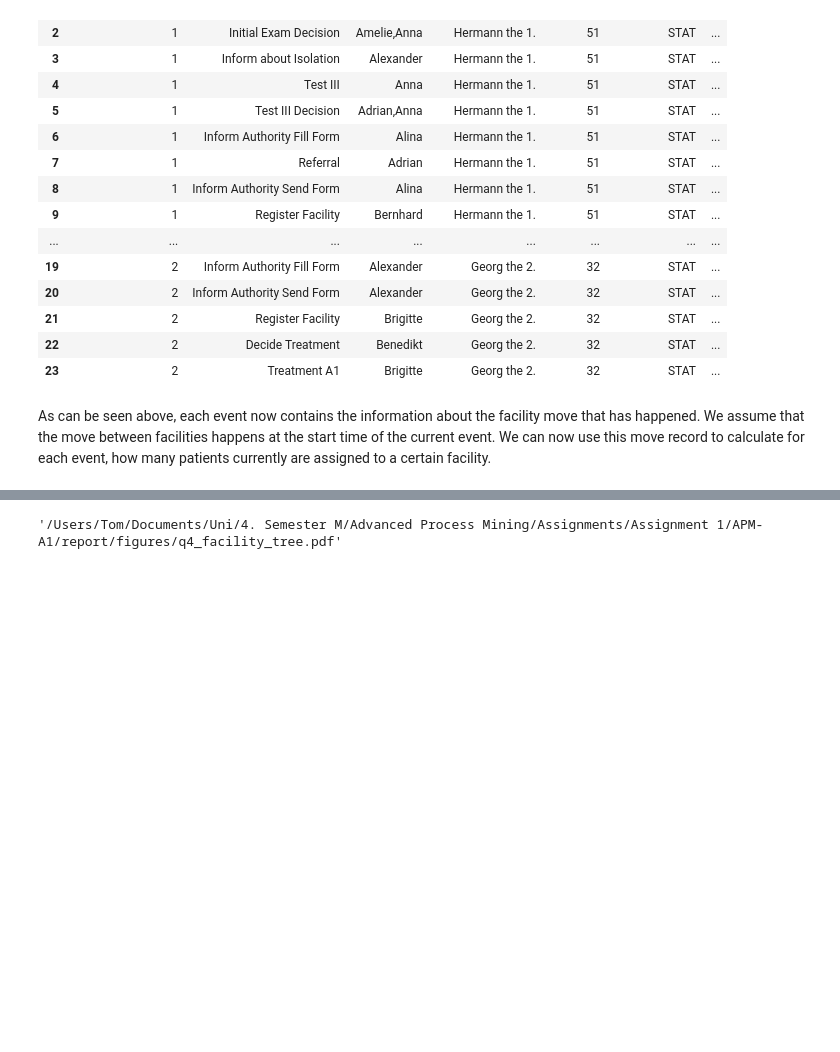
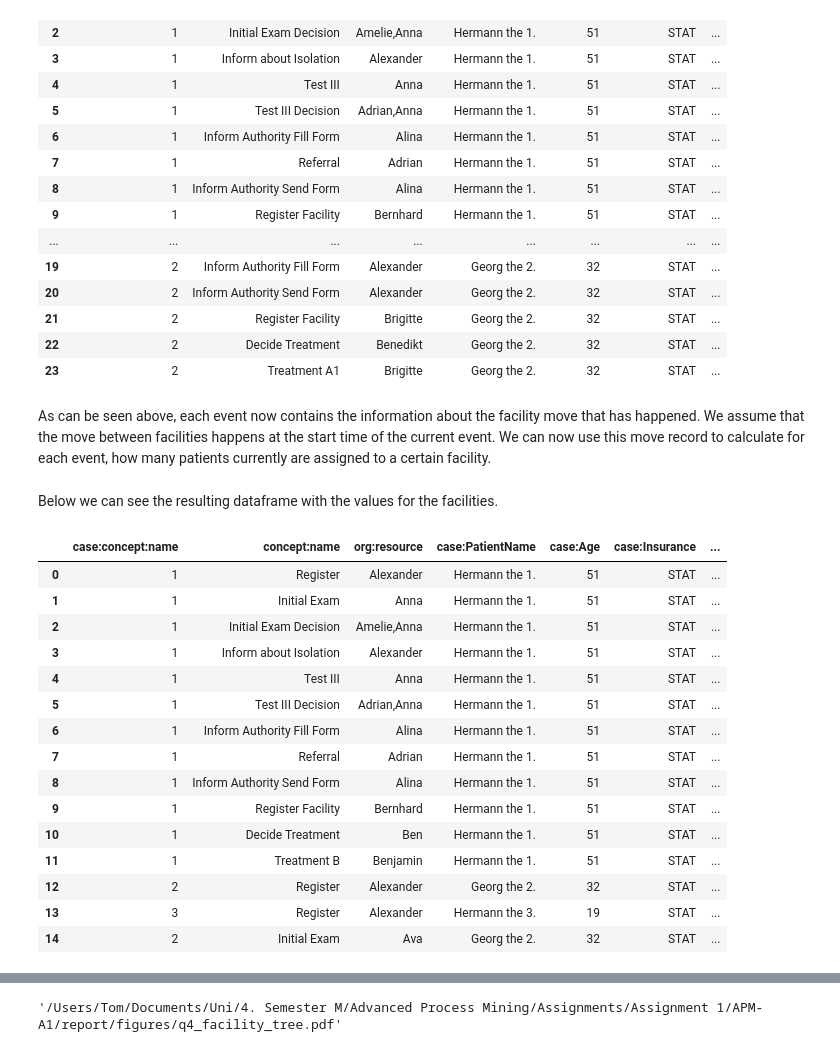
Before and after one commit to brunompacheco/APM-A1, a Jupyter notebook: notebooks/Q4_Decision_Points.ipynb, the cells around one changed output, grey strips where cells are left out. Drawn from its saved outputs; the diff is of its cells as text; code cells hidden in the pictures; blank space fills up the shorter version.

```diff
--- a/notebooks/Q4_Decision_Points.ipynb
+++ b/notebooks/Q4_Decision_Points.ipynb
@@ -284,14 +284,24 @@ def get_fac_count(facility_index, row, index):
     old_count = 0
     if index > 0:
         old_count = results[index-1]
+    else:
+        #set fitting initial values, obtained from a prior run of the algorithm
+        if facility == "A":
+            old_count = 10
+        elif facility == "I":
+            old_count = 20
+        elif facility in ["A", "B", "C", "D"]:
+            old_count = 1
 
     new_count = old_count
 
+    #increase / decrease count based on facility move
     if old_fac != current_fac:
         if current_fac == facility:
             new_count = old_count + 1
         elif old_fac == facility:
-            new_count = old_count - 1
+            if old_count > 0:
+                new_count = old_count - 1
 
     return new_count
 
@@ -300,6 +310,7 @@ df_fac = df_fac.sort_values("start_timestamp").reset_index(drop=True)
 
 df_count = df_fac[["fac_move"]].copy()
 
+# assign patient counts to all events for all facilities
 for facility_index in range(0, len(FACILITIES)):
     facility = FACILITIES[facility_index]
     results = np.zeros(len(df_fac))
@@ -311,5 +322,26 @@ for facility_index in range(0, len(FACILITIES)):
 
     df_count[facility] = results
 
-
+# join with the original dataframe to keep all value columns
 df_fac_count = df_fac.join(df_count[FACILITIES])
+# %% [markdown]
+Below we can see the resulting dataframe with the values for the facilities.
+# %%
+df_fac_count.head(15)
+# %% [output]
+|  | case:concept:name | concept:name | org:resource | case:PatientName | case:Age | case:Insurance | ... |
+| 0 | 1 | Register | Alexander | Hermann the 1. | 51 | STAT | ... |
+| 1 | 1 | Initial Exam | Anna | Hermann the 1. | 51 | STAT | ... |
+| 2 | 1 | Initial Exam Decision | Amelie,Anna | Hermann the 1. | 51 | STAT | ... |
+| 3 | 1 | Inform about Isolation | Alexander | Hermann the 1. | 51 | STAT | ... |
+| 4 | 1 | Test III | Anna | Hermann the 1. | 51 | STAT | ... |
+| 5 | 1 | Test III Decision | Adrian,Anna | Hermann the 1. | 51 | STAT | ... |
+| 6 | 1 | Inform Authority Fill Form | Alina | Hermann the 1. | 51 | STAT | ... |
+| 7 | 1 | Referral | Adrian | Hermann the 1. | 51 | STAT | ... |
+| 8 | 1 | Inform Authority Send Form | Alina | Hermann the 1. | 51 | STAT | ... |
+| 9 | 1 | Register Facility | Bernhard | Hermann the 1. | 51 | STAT | ... |
+| 10 | 1 | Decide Treatment | Ben | Hermann the 1. | 51 | STAT | ... |
+| 11 | 1 | Treatment B | Benjamin | Hermann the 1. | 51 | STAT | ... |
+| 12 | 2 | Register | Alexander | Georg the 2. | 32 | STAT | ... |
+| 13 | 3 | Register | Alexander | Hermann the 3. | 19 | STAT | ... |
+| 14 | 2 | Initial Exam | Ava | Georg the 2. | 32 | STAT | ... |
```
Also changed, not shown: parts of 9 cells of this notebook, 3 other files.
